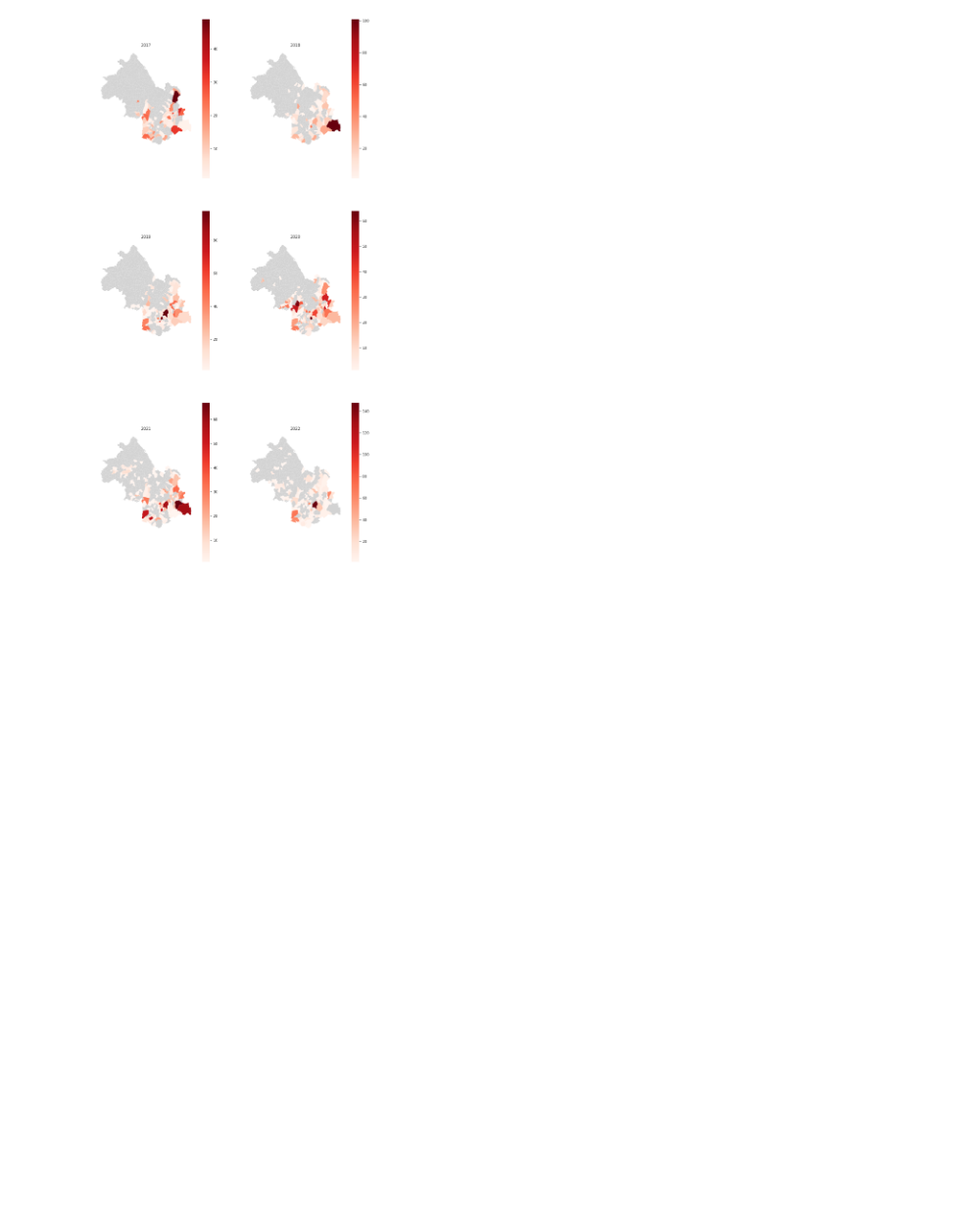
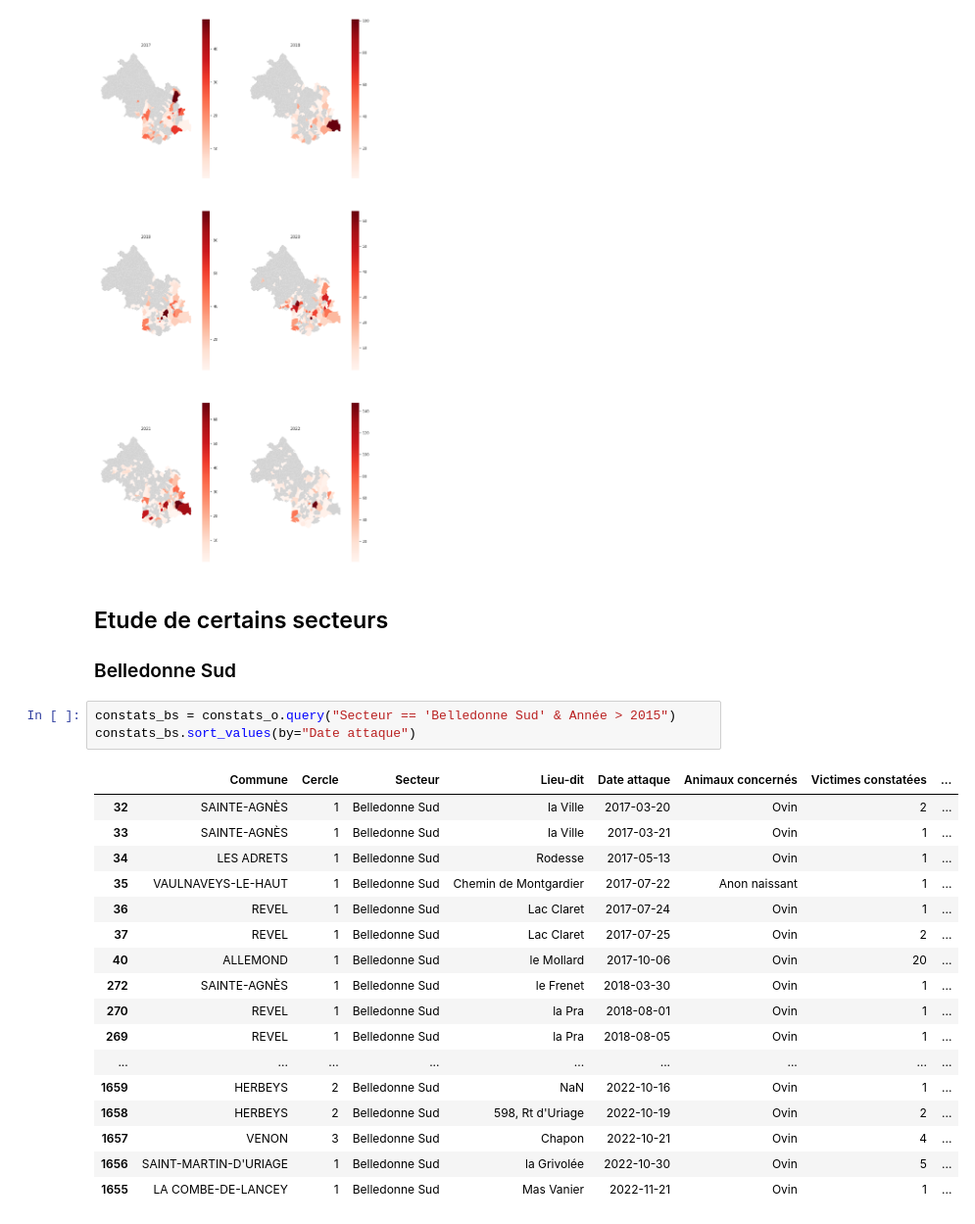
Before and after one commit to dthonon/pna_loup_suivi, a Jupyter notebook: notebook/Analyse-38.ipynb, the cells around one changed output. Shown at 98% size. Drawn from its saved outputs; the diff is of its cells as text; blank space fills up the shorter version.

```diff
--- a/notebook/Analyse-38.ipynb
+++ b/notebook/Analyse-38.ipynb
@@ -340,3 +327,28 @@ par_commune_l_2022.plot(
 );
 # %% [output]
 [figure]
+# %% [markdown]
+## Etude de certains secteurs
+
+### Belledonne Sud
+# %%
+constats_bs = constats_o.query("Secteur == 'Belledonne Sud' & Année > 2015")
+constats_bs.sort_values(by="Date attaque")
+# %% [output]
+|  | Commune | Cercle | Secteur | Lieu-dit | Date attaque | Animaux concernés | Victimes constatées | ... |
+| 32 | SAINTE-AGNÈS | 1 | Belledonne Sud | la Ville | 2017-03-20 | Ovin | 2 | ... |
+| 33 | SAINTE-AGNÈS | 1 | Belledonne Sud | la Ville | 2017-03-21 | Ovin | 1 | ... |
+| 34 | LES ADRETS | 1 | Belledonne Sud | Rodesse | 2017-05-13 | Ovin | 1 | ... |
+| 35 | VAULNAVEYS-LE-HAUT | 1 | Belledonne Sud | Chemin de Montgardier | 2017-07-22 | Anon naissant | 1 | ... |
+| 36 | REVEL | 1 | Belledonne Sud | Lac Claret | 2017-07-24 | Ovin | 1 | ... |
+| 37 | REVEL | 1 | Belledonne Sud | Lac Claret | 2017-07-25 | Ovin | 2 | ... |
+| 40 | ALLEMOND | 1 | Belledonne Sud | le Mollard | 2017-10-06 | Ovin | 20 | ... |
+| 272 | SAINTE-AGNÈS | 1 | Belledonne Sud | le Frenet | 2018-03-30 | Ovin | 1 | ... |
+| 270 | REVEL | 1 | Belledonne Sud | la Pra | 2018-08-01 | Ovin | 1 | ... |
+| 269 | REVEL | 1 | Belledonne Sud | la Pra | 2018-08-05 | Ovin | 1 | ... |
+| ... | ... | ... | ... | ... | ... | ... | ... | ... |
+| 1659 | HERBEYS | 2 | Belledonne Sud | NaN | 2022-10-16 | Ovin | 1 | ... |
+| 1658 | HERBEYS | 2 | Belledonne Sud | 598, Rt d'Uriage | 2022-10-19 | Ovin | 2 | ... |
+| 1657 | VENON | 3 | Belledonne Sud | Chapon | 2022-10-21 | Ovin | 4 | ... |
+| 1656 | SAINT-MARTIN-D'URIAGE | 1 | Belledonne Sud | la Grivolée | 2022-10-30 | Ovin | 5 | ... |
+| 1655 | LA COMBE-DE-LANCEY | 1 | Belledonne Sud | Mas Vanier | 2022-11-21 | Ovin | 1 | ... |
```
Also changed, not shown: parts of 4 cells of this notebook.
